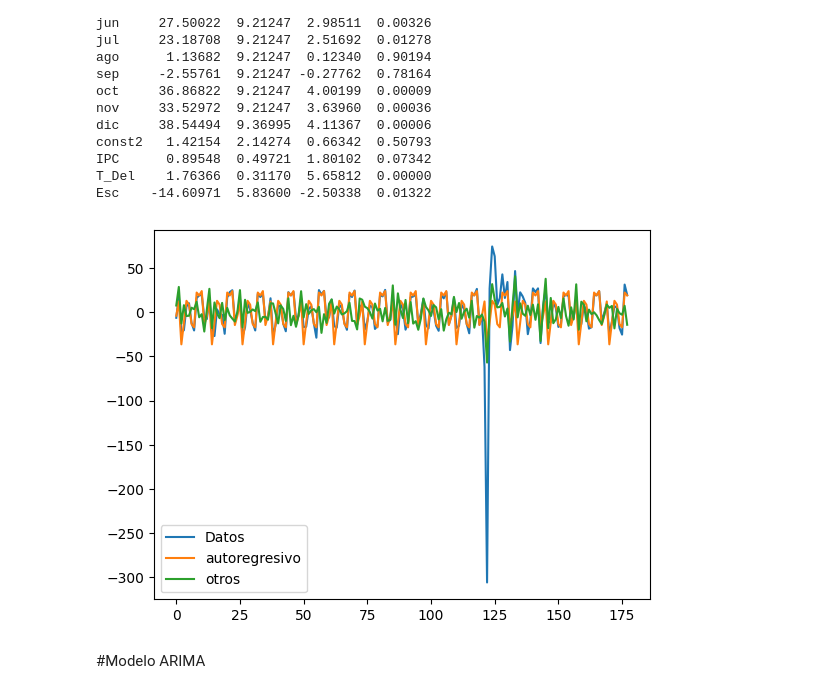
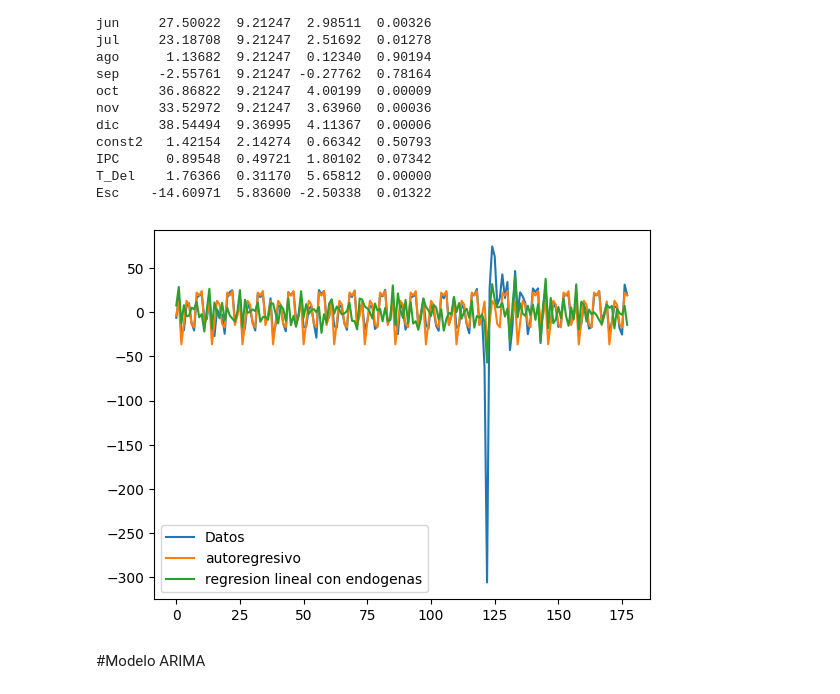
Before and after one commit to Vixuz144/Econometria, a Jupyter notebook: Regresión_lineal_migración.ipynb, the cells around one changed output. Saved outputs shown, nothing was run; the diff lists cells and outputs as text; code cells hidden in the pictures.

```diff
--- a/Regresión_lineal_migración.ipynb
+++ b/Regresión_lineal_migración.ipynb
@@ -215,11 +215,11 @@ Esc    -14.60971  5.83600 -2.50338  0.01322
 # %%
 plt.plot(y1, label='Datos')
 plt.plot(y_mes,label='autoregresivo')
-plt.plot(y1_est,label='otros')
+plt.plot(y1_est,label='regresion lineal con endogenas')
 plt.legend()
 plt.show()
 # %% [output]
-[figure, old version]
+[figure, new version]
 # %% [markdown]
 #Modelo ARIMA
 # %%
```
